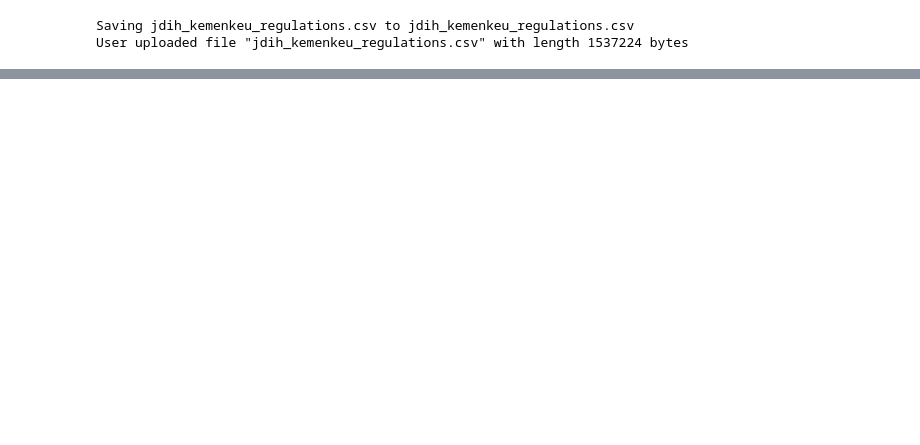
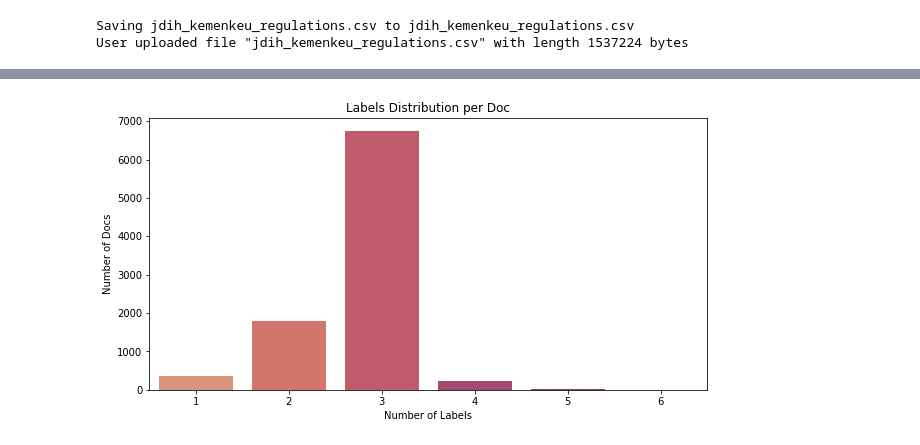
Before and after one commit to bangkit-kaidah/machine-learning, a Jupyter notebook: Data_Preprocessing.ipynb, the cells around one changed output, grey strips where cells are left out. Saved outputs shown, nothing was run; the diff lists cells and outputs as text; code cells hidden in the pictures; blank space fills up the shorter version.

Commit message:
update data preprocessing

```diff
--- a/Data_Preprocessing.ipynb
+++ b/Data_Preprocessing.ipynb
@@ -60,0 +23,8 @@ memory usage: 214.9+ KB
+# %%
+# load raw data
+path = 'jdih_kemenkeu_regulations.csv'
+raw_data_df = pd.read_csv(path)
+
+# let's check inside the dataframe
+print(raw_data_df.info())
+raw_data_df.head()
@@ -60,0 +48,5 @@ memory usage: 214.9+ KB
+# %%
+# there are some rows that have no title
+# let's drop the null rows
+dropped_df = raw_data_df.dropna().reset_index(drop=True)
+dropped_df.head()
@@ -60,0 +60,6 @@ memory usage: 214.9+ KB
+# %%
+# the labels will need to be changed into columns
+# count the number of labels in each row
+# pd.options.mode.chained_assignment = None # warning disable
+dropped_df['label_count'] = dropped_df['label'].apply(lambda x: len(str(x).split(', ')))
+print("Labels distribution per doc:\n", dropped_df.label_count.value_counts(sort=False))
@@ -60,0 +75,10 @@ memory usage: 214.9+ KB
+# %%
+# visualize the labels distribution
+plt.figure(figsize=(10, 5))
+sns.countplot(x=dropped_df.label_count, palette='flare')
+plt.title("Labels Distribution per Doc")
+plt.xlabel("Number of Labels")
+plt.ylabel("Number of Docs")
+plt.show()
+# %% [output]
+[figure, added]
```
Also changed, not shown: parts of 24 cells of this notebook.
